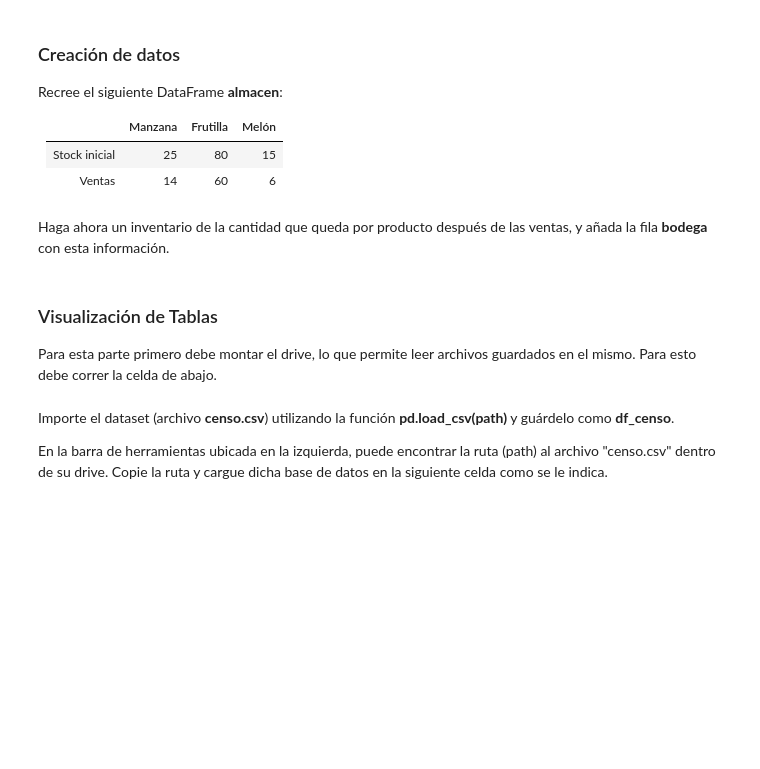
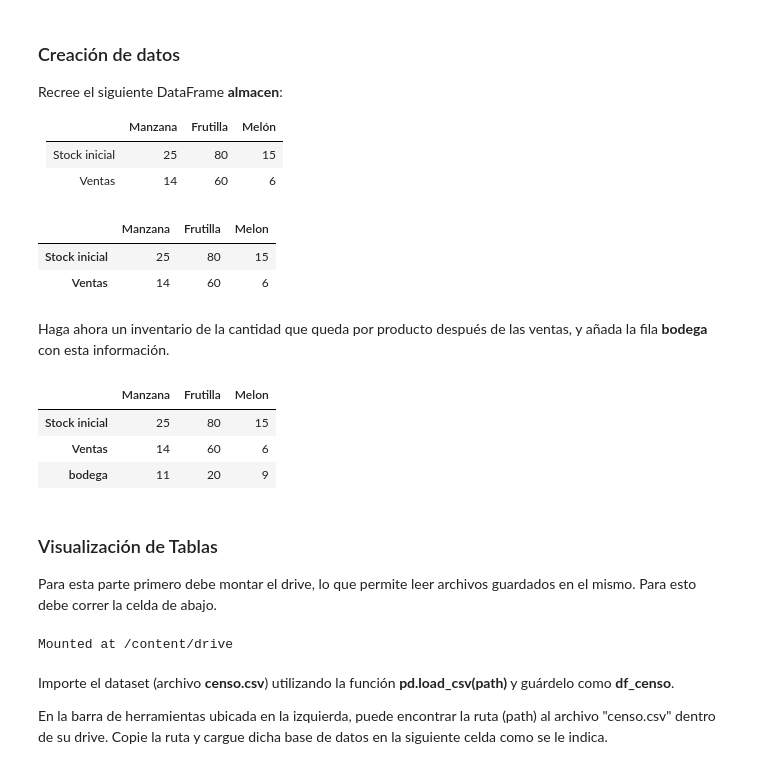
Before and after one commit to p-salv/Tarea-1, a Jupyter notebook: Tarea_1.ipynb, the cells around one changed output. Cells and saved outputs as stored; diff of their text form; code cells hidden in the pictures; blank space fills up the shorter version.

```diff
--- a/Tarea_1.ipynb
+++ b/Tarea_1.ipynb
@@ -149,14 +149,34 @@ Recree el siguiente DataFrame **almacen**:
 |--------|---------|----------|-------|
 | Stock inicial  | 25      | 80       | 15    |
 | Ventas | 14      | 60       | 6     |
+# %%
+data = {
+    'Manzana':[25, 14],
+    'Frutilla':[80, 60],
+    'Melon':[15, 6]
+}
+almacen = pd.DataFrame(data, index=['Stock inicial', 'Ventas'])
+# %% [output]
+|  | Manzana | Frutilla | Melon |
+| Stock inicial | 25 | 80 | 15 |
+| Ventas | 14 | 60 | 6 |
 # %% [markdown]
 Haga ahora un inventario de la cantidad que queda por producto después de las ventas, y añada la fila **bodega** con esta información.
+# %%
+almacen.loc['bodega'] = almacen.loc['Stock inicial'] - almacen.loc['Ventas']
+# %% [output]
+|  | Manzana | Frutilla | Melon |
+| Stock inicial | 25 | 80 | 15 |
+| Ventas | 14 | 60 | 6 |
+| bodega | 11 | 20 | 9 |
 # %% [markdown]
 ### Visualización de Tablas
 Para esta parte primero debe montar el drive, lo que permite leer archivos guardados en el mismo. Para esto debe correr la celda de abajo.
 # %%
 from google.colab import drive
-drive.mount('/content/drive')    # se le debe abrir una pestaña extra pidiendo permisos
+drive.mount('/content/drive', force_remount=True)    # se le debe abrir una pestaña extra pidiendo permisos
+# %% [output]
+Mounted at /content/drive
 # %% [markdown]
 Importe el dataset (archivo **censo.csv**) utilizando la función **pd.load_csv(path)** y guárdelo como **df_censo**.
 
```
Also changed, not shown: parts of 4 cells of this notebook.
